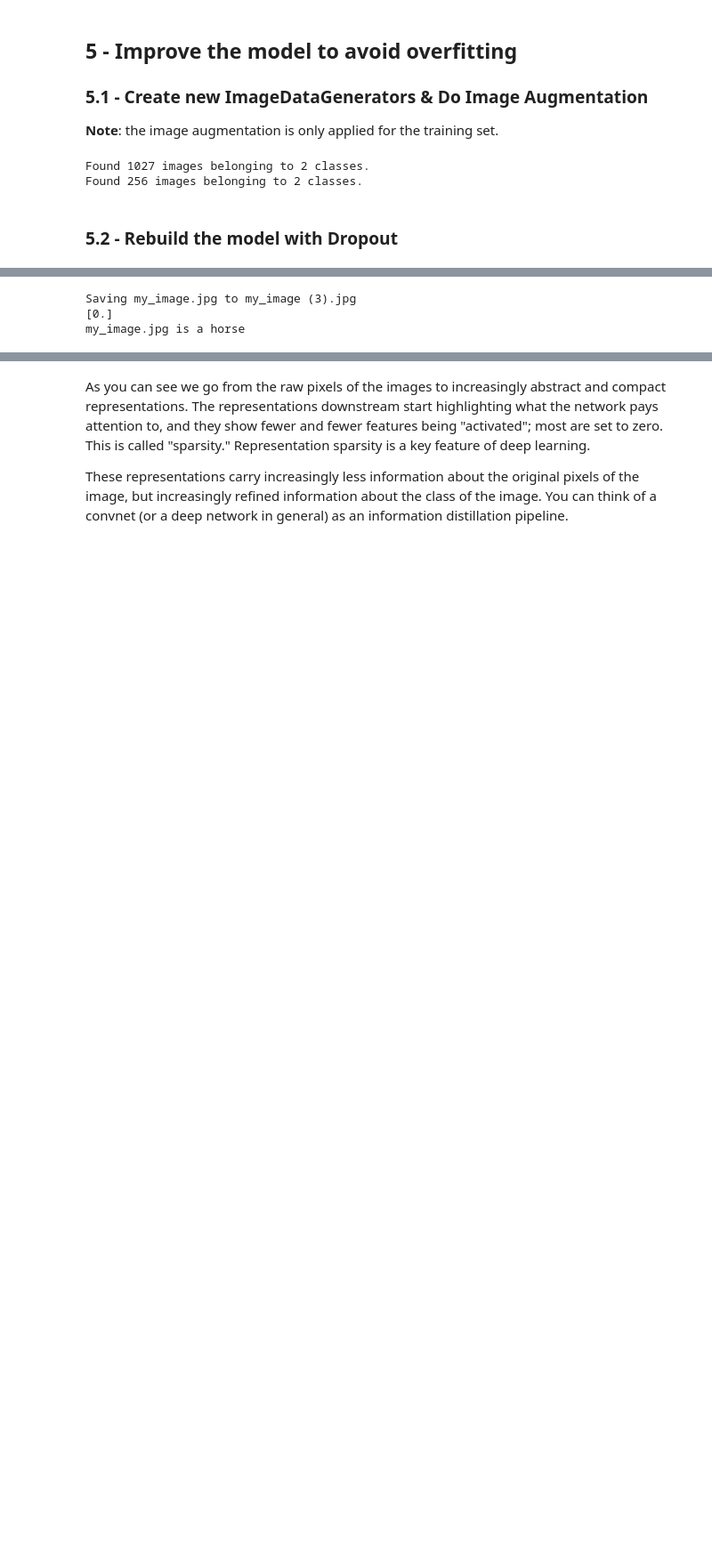
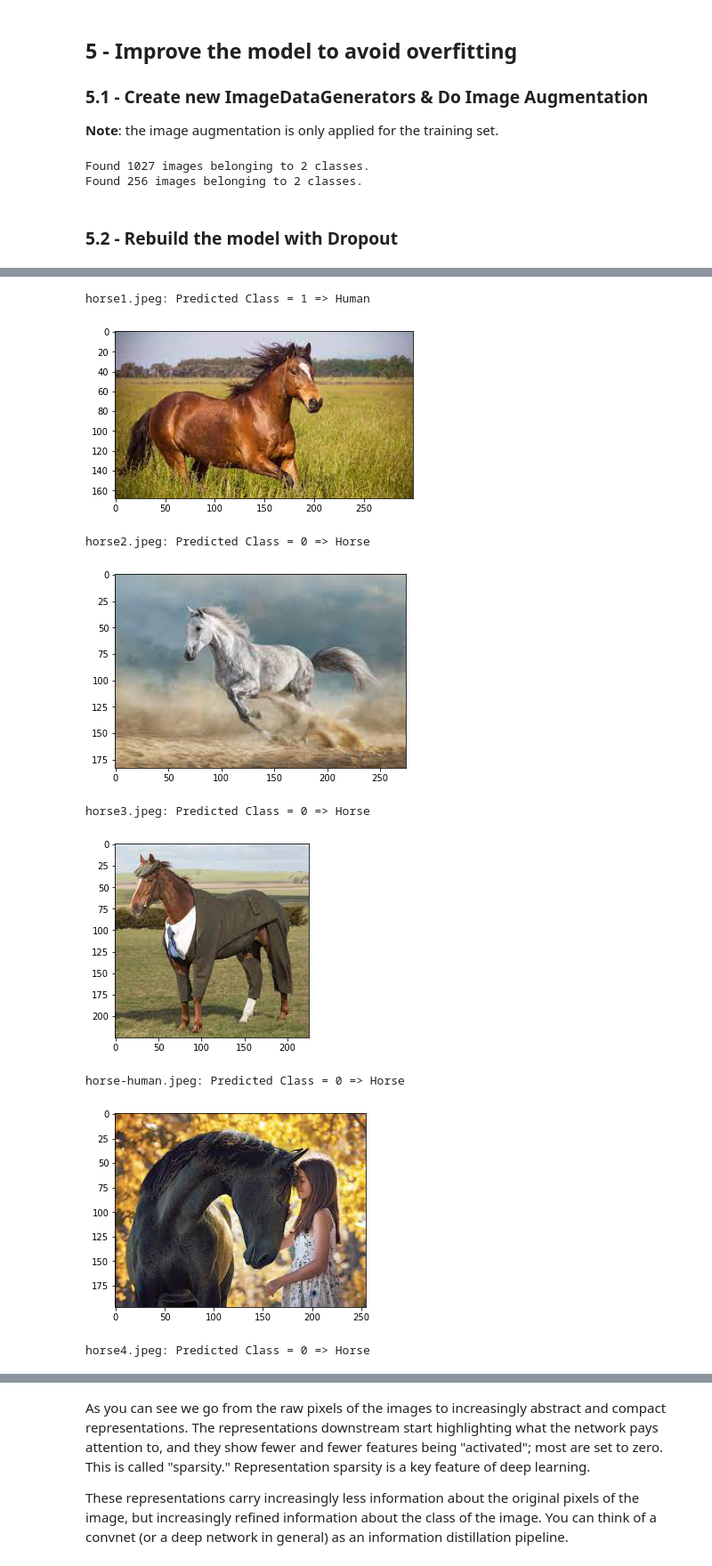
Before and after one commit to danielnguyen-datastudy/CNN-ImageGenerator-Classifying-Horses-or-Humans, a Jupyter notebook: CNN-ImageGenerator-Classifying-Horses-or-Humans.ipynb, the cells around one changed output, grey strips where cells are left out. Shown at 89% size. Drawn from its saved outputs; the diff is of its cells as text; code cells hidden in the pictures; blank space fills up the shorter version.

```diff
--- a/CNN-ImageGenerator-Classifying-Horses-or-Humans.ipynb
+++ b/CNN-ImageGenerator-Classifying-Horses-or-Humans.ipynb
@@ -458,23 +456,23 @@ The ones running the `Colab` on `Safari`, comment out the code block below, unco
 # %%
 import numpy as np
-from google.colab import files
 from keras.preprocessing import image
 
-uploaded = files.upload()
+model = model_1
+images = os.listdir(PROJECT_ROOT +"/images")
 
-for fn in uploaded.keys():
-
-  # predicting images
-  path = PROJECT_ROOT + "/" + fn
+for i in images:
+  path = PROJECT_ROOT +"/images/" + i
   img = image.load_img(path, target_size=(300, 300))
   x = image.img_to_array(img)
   x = np.expand_dims(x, axis=0)
-
   images = np.vstack([x])
   classes = model.predict(images, batch_size=10)
-  print(classes[0])
+
+  print()
   if classes[0]>0.5:
-    print(fn + " is a human")
+    print(i + f": Predicted Class = {int(classes[0][0])} => Human")
   else:
-    print(fn + " is a horse")
+    print(i + f": Predicted Class = {int(classes[0][0])} => Horse")
+  plt.imshow(mpimg.imread(path))
+  plt.show()
 # %% [output]
@@ -482,3 +479,9 @@ for fn in uploaded.keys():
-Saving my_image.jpg to my_image (3).jpg
-[0.]
-my_image.jpg is a horse
+horse1.jpeg: Predicted Class = 1 => Human
+[figure, added]
+horse2.jpeg: Predicted Class = 0 => Horse
+[figure, added]
+horse3.jpeg: Predicted Class = 0 => Horse
+[figure, added]
+horse-human.jpeg: Predicted Class = 0 => Horse
+[figure, added]
+horse4.jpeg: Predicted Class = 0 => Horse
```
Also changed, not shown: parts of 13 cells of this notebook, 9 other files.
